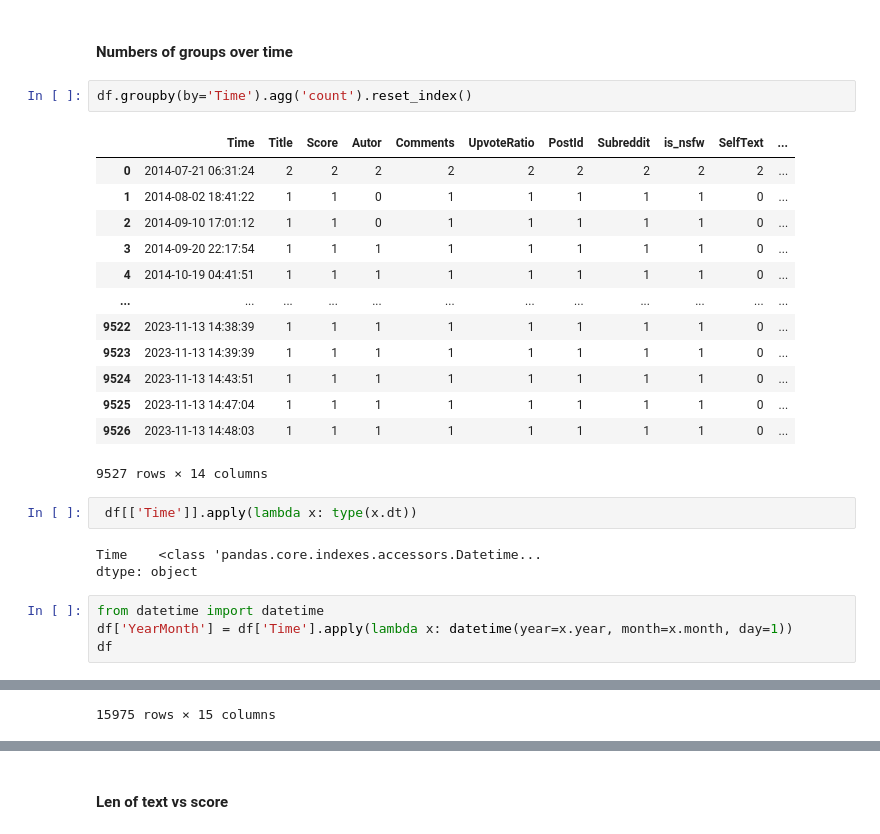
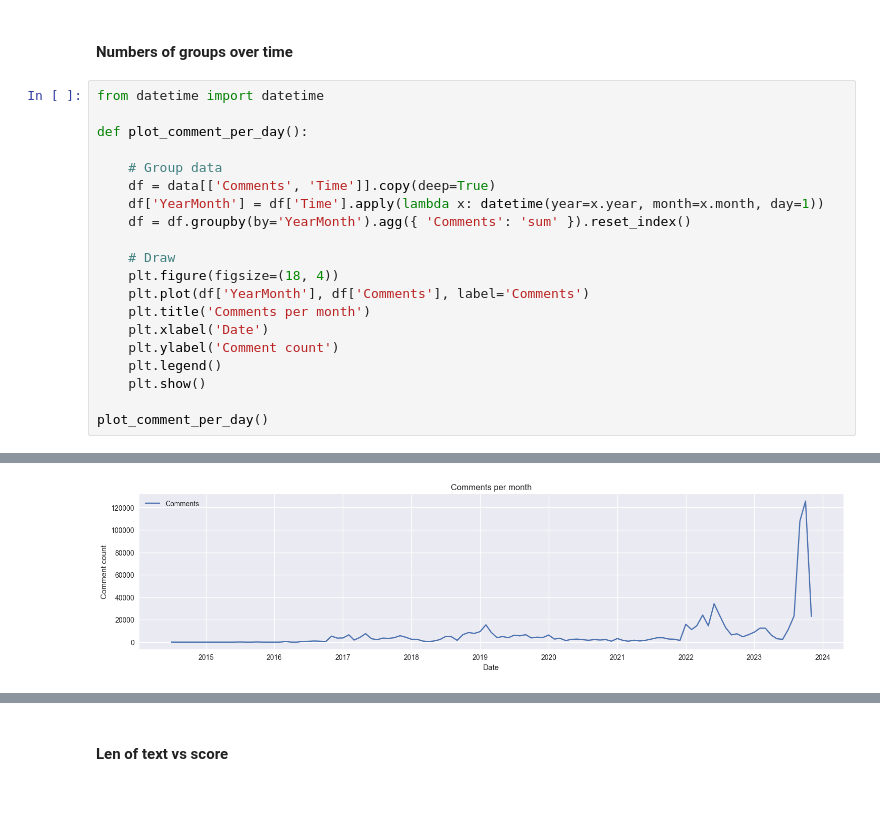
Before and after one commit to mlgomez0/advanced_python_project, a Jupyter notebook: notebooks/feat-visualizations.ipynb, the cells around one changed output, grey strips where cells are left out. Cells and saved outputs as stored; diff of their text form; blank space fills up the shorter version.

```diff
--- a/notebooks/feat-visualizations.ipynb
+++ b/notebooks/feat-visualizations.ipynb
@@ -22,29 +29,24 @@ df.head(2)
 | 1 | The r/climatechange Verified User... | 30 | technologyisnatural | 2022-08-21 20:53:23 | 14 | 0.91 | wu9zny | climatechange | False | r/climatechange is a community ce... | ... |
 # %% [markdown]
 #### Numbers of groups over time
-# %%
-df.groupby(by='Time').agg('count').reset_index()
-# %% [output]
-|  | Time | Title | Score | Autor | Comments | UpvoteRatio | PostId | Subreddit | is_nsfw | SelfText | ... |
-| 0 | 2014-07-21 06:31:24 | 2 | 2 | 2 | 2 | 2 | 2 | 2 | 2 | 2 | ... |
-| 1 | 2014-08-02 18:41:22 | 1 | 1 | 0 | 1 | 1 | 1 | 1 | 1 | 0 | ... |
-| 2 | 2014-09-10 17:01:12 | 1 | 1 | 0 | 1 | 1 | 1 | 1 | 1 | 0 | ... |
-| 3 | 2014-09-20 22:17:54 | 1 | 1 | 1 | 1 | 1 | 1 | 1 | 1 | 0 | ... |
-| 4 | 2014-10-19 04:41:51 | 1 | 1 | 1 | 1 | 1 | 1 | 1 | 1 | 0 | ... |
-| ... | ... | ... | ... | ... | ... | ... | ... | ... | ... | ... | ... |
-| 9522 | 2023-11-13 14:38:39 | 1 | 1 | 1 | 1 | 1 | 1 | 1 | 1 | 0 | ... |
-| 9523 | 2023-11-13 14:39:39 | 1 | 1 | 1 | 1 | 1 | 1 | 1 | 1 | 0 | ... |
-| 9524 | 2023-11-13 14:43:51 | 1 | 1 | 1 | 1 | 1 | 1 | 1 | 1 | 0 | ... |
-| 9525 | 2023-11-13 14:47:04 | 1 | 1 | 1 | 1 | 1 | 1 | 1 | 1 | 0 | ... |
-| 9526 | 2023-11-13 14:48:03 | 1 | 1 | 1 | 1 | 1 | 1 | 1 | 1 | 0 | ... |
-9527 rows × 14 columns
-# %%
- df[['Time']].apply(lambda x: type(x.dt))
-# %% [output]
-Time    <class 'pandas.core.indexes.accessors.Datetime...
-dtype: object
 # %%
 from datetime import datetime
-df['YearMonth'] = df['Time'].apply(lambda x: datetime(year=x.year, month=x.month, day=1))
-df
+
+def plot_comment_per_day():
+
+    # Group data
+    df = data[['Comments', 'Time']].copy(deep=True)
+    df['YearMonth'] = df['Time'].apply(lambda x: datetime(year=x.year, month=x.month, day=1))
+    df = df.groupby(by='YearMonth').agg({ 'Comments': 'sum' }).reset_index()
+
+    # Draw
+    plt.figure(figsize=(18, 4))
+    plt.plot(df['YearMonth'], df['Comments'], label='Comments')
+    plt.title('Comments per month')
+    plt.xlabel('Date')
+    plt.ylabel('Comment count')
+    plt.legend()
+    plt.show()
+
+plot_comment_per_day()
 # %% [output]
@@ -63 +53 @@ df
-15975 rows × 15 columns
+[figure, added]
```
Also changed, not shown: parts of 28 cells of this notebook.
